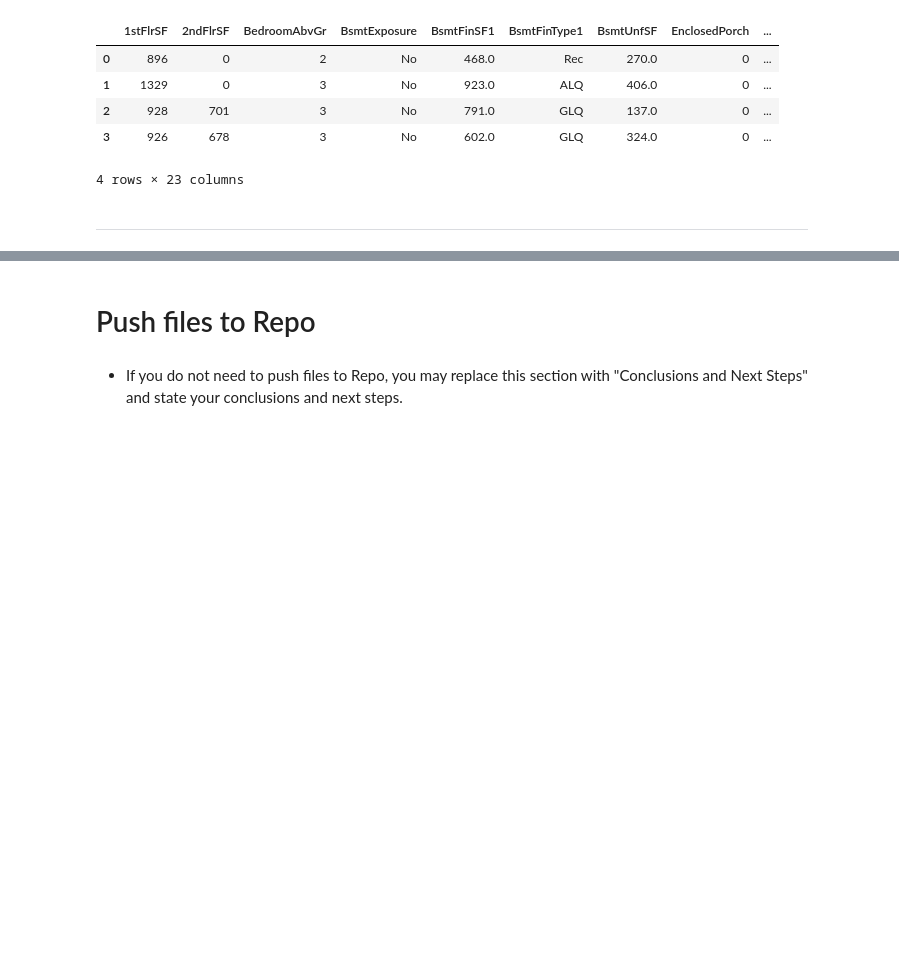
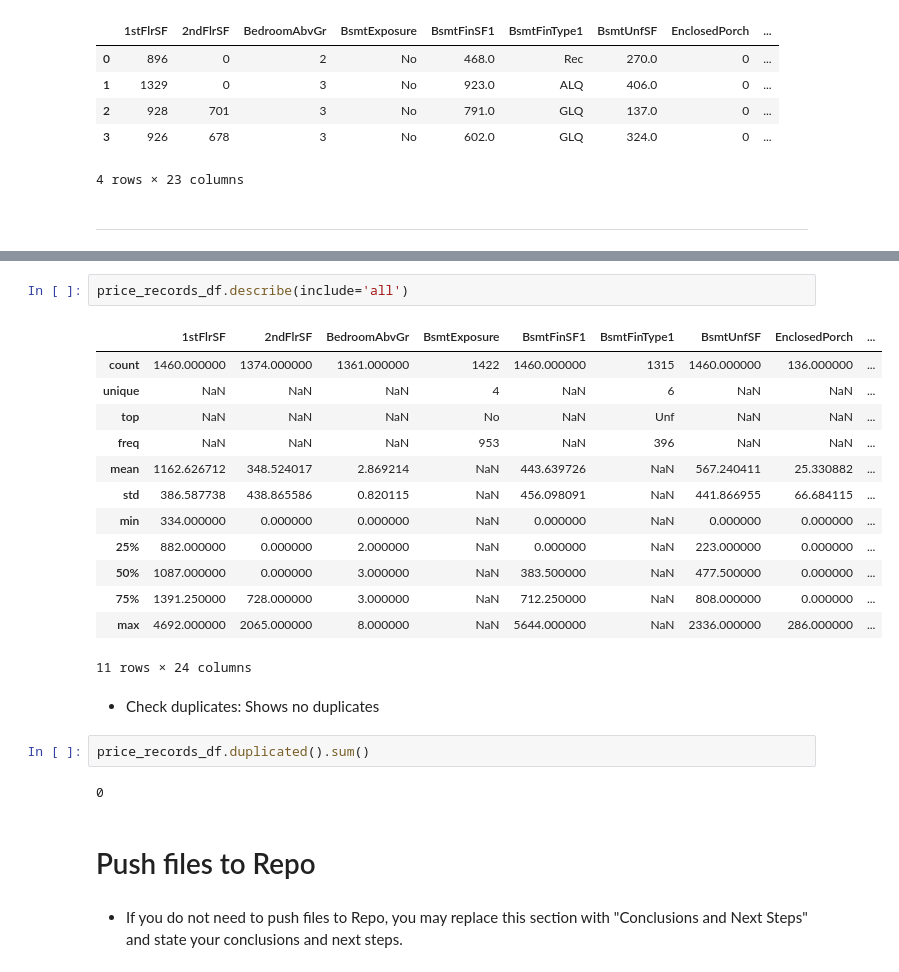
Before and after one commit to Fariba-Kamani/Heritage-House-Price-Insight-Predictor, a Jupyter notebook: jupyter_notebooks/01-DataCollection.ipynb, the cells around one changed output, grey strips where cells are left out. Cells and saved outputs as stored; diff of their text form; blank space fills up the shorter version.

Commit message:
feat: Analyze dataset schema and variable types for initial data inspection

```diff
--- a/jupyter_notebooks/01-DataCollection.ipynb
+++ b/jupyter_notebooks/01-DataCollection.ipynb
@@ -130,3 +206,25 @@ inherited_houses_df
+# %%
+price_records_df.describe(include='all')
+# %% [output]
+|  | 1stFlrSF | 2ndFlrSF | BedroomAbvGr | BsmtExposure | BsmtFinSF1 | BsmtFinType1 | BsmtUnfSF | EnclosedPorch | ... |
+| count | 1460.000000 | 1374.000000 | 1361.000000 | 1422 | 1460.000000 | 1315 | 1460.000000 | 136.000000 | ... |
+| unique | NaN | NaN | NaN | 4 | NaN | 6 | NaN | NaN | ... |
+| top | NaN | NaN | NaN | No | NaN | Unf | NaN | NaN | ... |
+| freq | NaN | NaN | NaN | 953 | NaN | 396 | NaN | NaN | ... |
+| mean | 1162.626712 | 348.524017 | 2.869214 | NaN | 443.639726 | NaN | 567.240411 | 25.330882 | ... |
+| std | 386.587738 | 438.865586 | 0.820115 | NaN | 456.098091 | NaN | 441.866955 | 66.684115 | ... |
+| min | 334.000000 | 0.000000 | 0.000000 | NaN | 0.000000 | NaN | 0.000000 | 0.000000 | ... |
+| 25% | 882.000000 | 0.000000 | 2.000000 | NaN | 0.000000 | NaN | 223.000000 | 0.000000 | ... |
+| 50% | 1087.000000 | 0.000000 | 3.000000 | NaN | 383.500000 | NaN | 477.500000 | 0.000000 | ... |
+| 75% | 1391.250000 | 728.000000 | 3.000000 | NaN | 712.250000 | NaN | 808.000000 | 0.000000 | ... |
+| max | 4692.000000 | 2065.000000 | 8.000000 | NaN | 5644.000000 | NaN | 2336.000000 | 286.000000 | ... |
+11 rows × 24 columns
+# %% [markdown]
+* Check duplicates: Shows no duplicates
+# %%
+price_records_df.duplicated().sum()
+# %% [output]
+0
 # %% [markdown]
 # Push files to Repo
 # %% [markdown]
```
Also changed, not shown: parts of 5 cells of this notebook.
